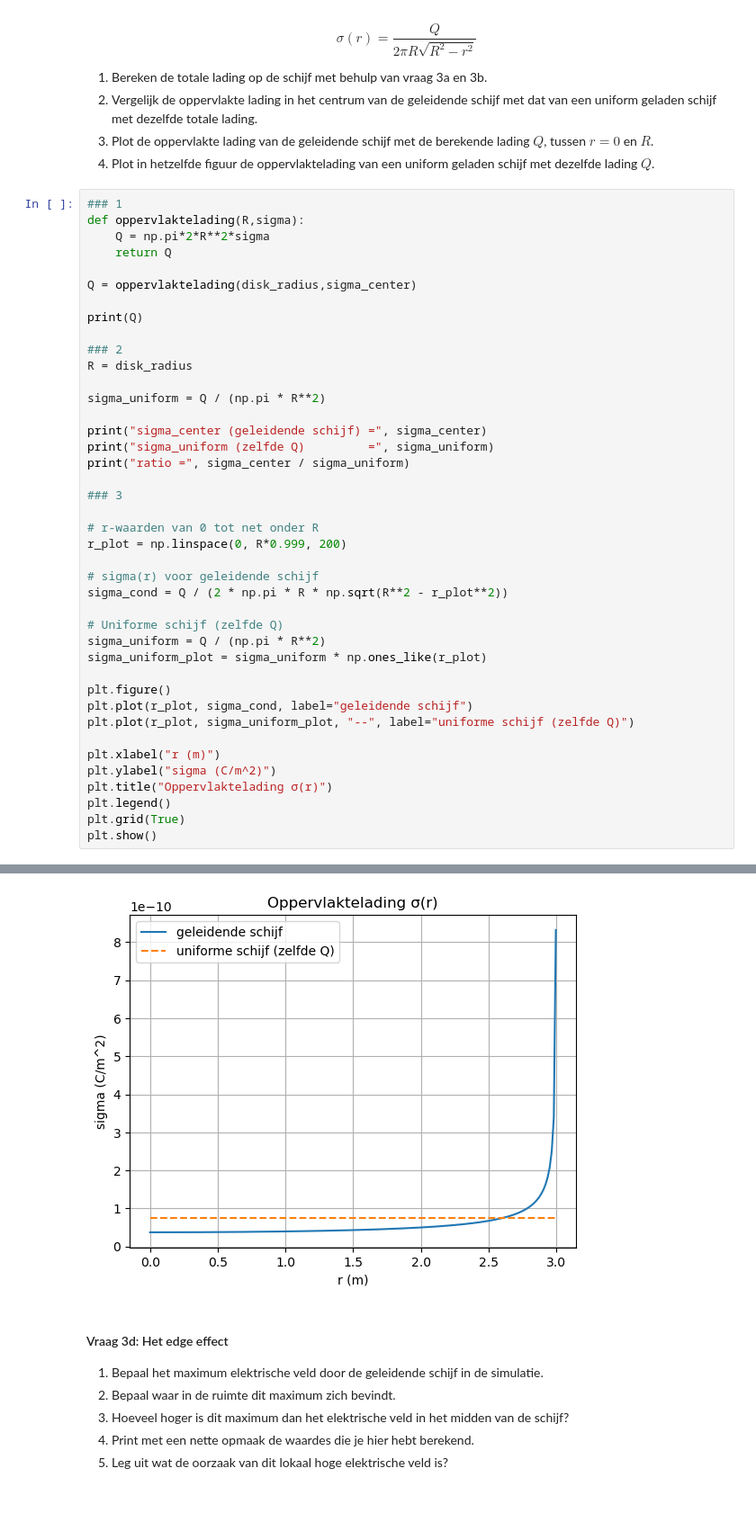
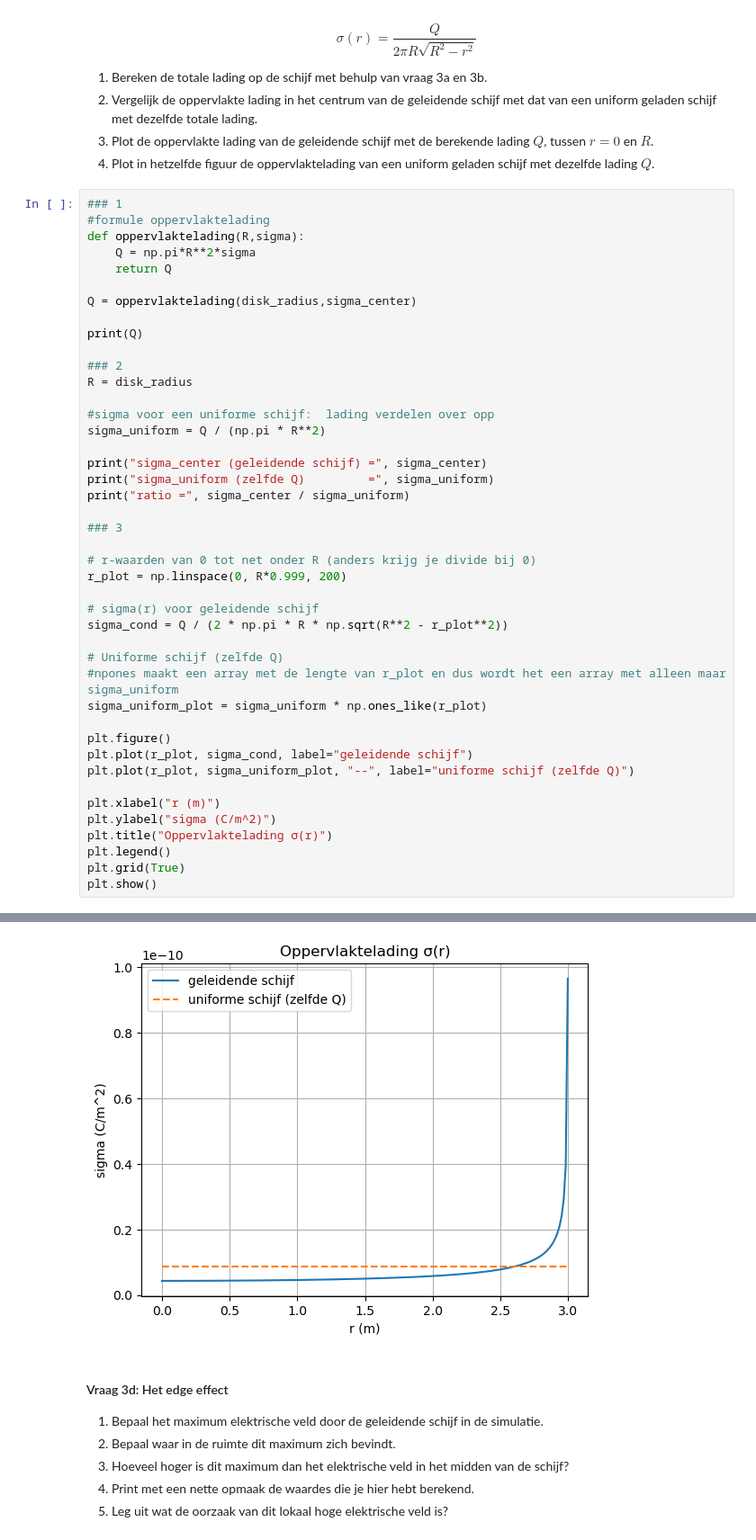
Before and after one commit to JensGroen/opdrachten-DEF-D, a Jupyter notebook: DigitaleOntwerpopdrachten/1CondensatorOpdracht/CondensatorOntwerpopdracht.ipynb, the cells around one changed output, grey strips where cells are left out. Shown at 90% size. Saved outputs shown, nothing was run; the diff lists cells and outputs as text; blank space fills up the shorter version.

```diff
--- a/DigitaleOntwerpopdrachten/1CondensatorOpdracht/CondensatorOntwerpopdracht.ipynb
+++ b/DigitaleOntwerpopdrachten/1CondensatorOpdracht/CondensatorOntwerpopdracht.ipynb
@@ -567,8 +573,9 @@ $$\sigma(r) = \frac{Q}{2 \pi R \sqrt{R^2 - r^2}}$$
 4. Plot in hetzelfde figuur de oppervlaktelading van een uniform geladen schijf met dezelfde lading $Q$.
 # %%
 ### 1
+#formule oppervlaktelading
 def oppervlaktelading(R,sigma):
-    Q = np.pi*2*R**2*sigma
+    Q = np.pi*R**2*sigma
     return Q
 
 Q = oppervlaktelading(disk_radius,sigma_center)
@@ -578,6 +585,7 @@ print(Q)
 ### 2
 R = disk_radius
 
+#sigma voor een uniforme schijf:  lading verdelen over opp
 sigma_uniform = Q / (np.pi * R**2)
 
 print("sigma_center (geleidende schijf) =", sigma_center)
@@ -586,14 +594,14 @@ print("ratio =", sigma_center / sigma_uniform)
 
 ### 3
 
-# r-waarden van 0 tot net onder R
+# r-waarden van 0 tot net onder R (anders krijg je divide bij 0)
 r_plot = np.linspace(0, R*0.999, 200)
 
 # sigma(r) voor geleidende schijf
 sigma_cond = Q / (2 * np.pi * R * np.sqrt(R**2 - r_plot**2))
 
 # Uniforme schijf (zelfde Q)
-sigma_uniform = Q / (np.pi * R**2)
+#npones maakt een array met de lengte van r_plot en dus wordt het een array met alleen maar sigma_uniform
 sigma_uniform_plot = sigma_uniform * np.ones_like(r_plot)
 
 plt.figure()
@@ -614,4 +622,4 @@ ratio = [0.5]
-[figure, old version]
+[figure, new version]
 # %% [markdown]
 #### Vraag 3d: Het edge effect
 
```
Also changed, not shown: parts of 15 cells of this notebook.
